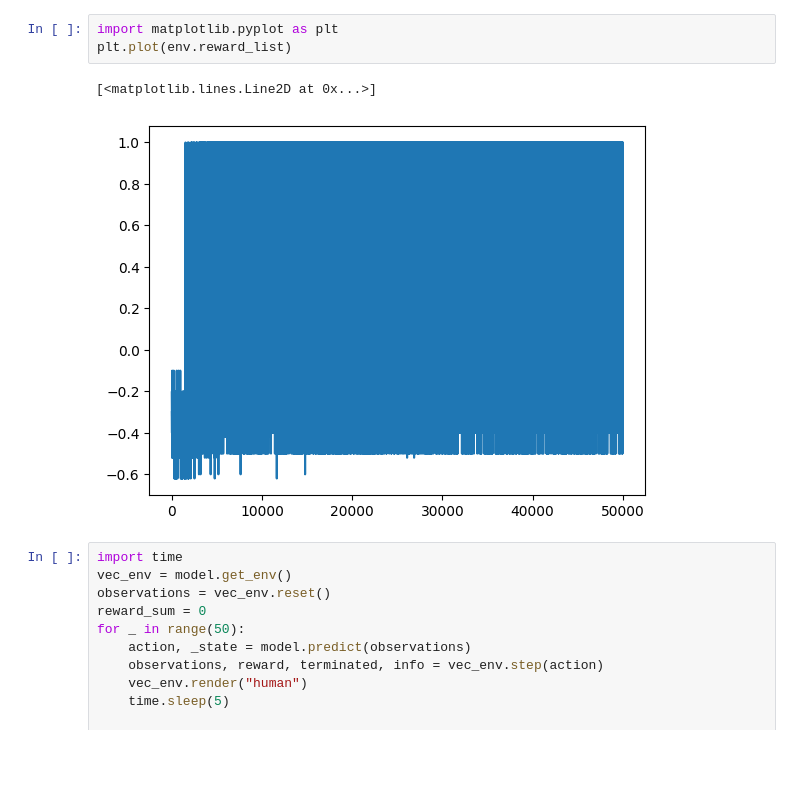
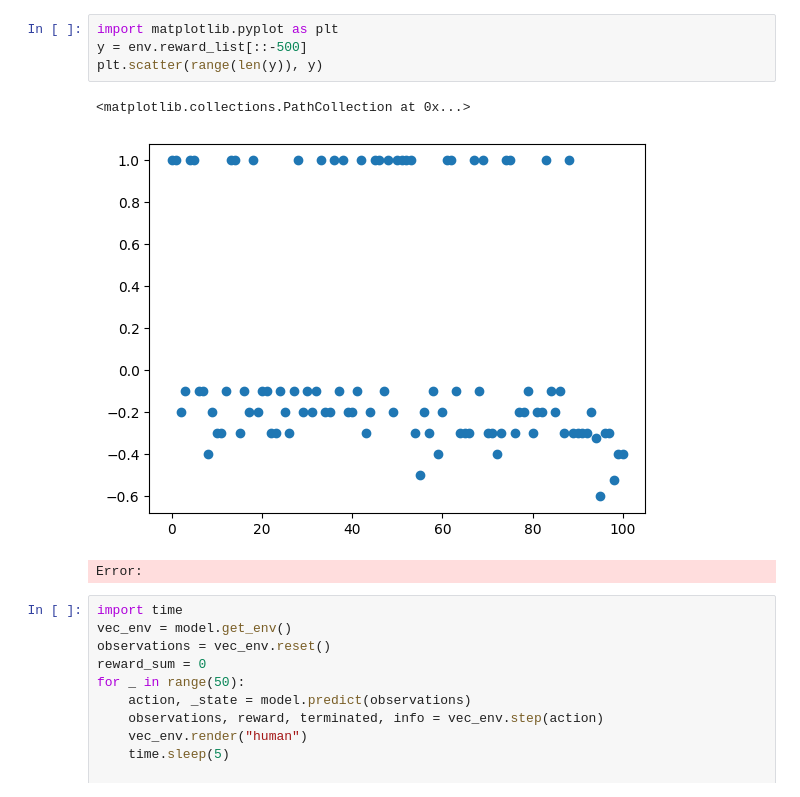
Before and after one commit to frankl1/kidpuzzles, a Jupyter notebook: playground.ipynb, the cells around one changed output. Cells and saved outputs as stored; diff of their text form; blank space fills up the shorter version.

Commit message:
final reward for ndigit=2

```diff
--- a/playground.ipynb
+++ b/playground.ipynb
@@ -39,9 +38,11 @@ Logging to ./logs/a2c_digitspuzzle_nd2/A2C_19
 # %%
 import matplotlib.pyplot as plt
-plt.plot(env.reward_list)
+y = env.reward_list[::-500]
+plt.scatter(range(len(y)), y)
 # %% [output]
-[<matplotlib.lines.Line2D at 0x...>]
+<matplotlib.collections.PathCollection at 0x...>
-[figure, old version]
+[figure, new version]
+Error:
 # %%
 import time
 vec_env = model.get_env()
```
Also changed, not shown: parts of 1 cell of this notebook, 1 other file.
